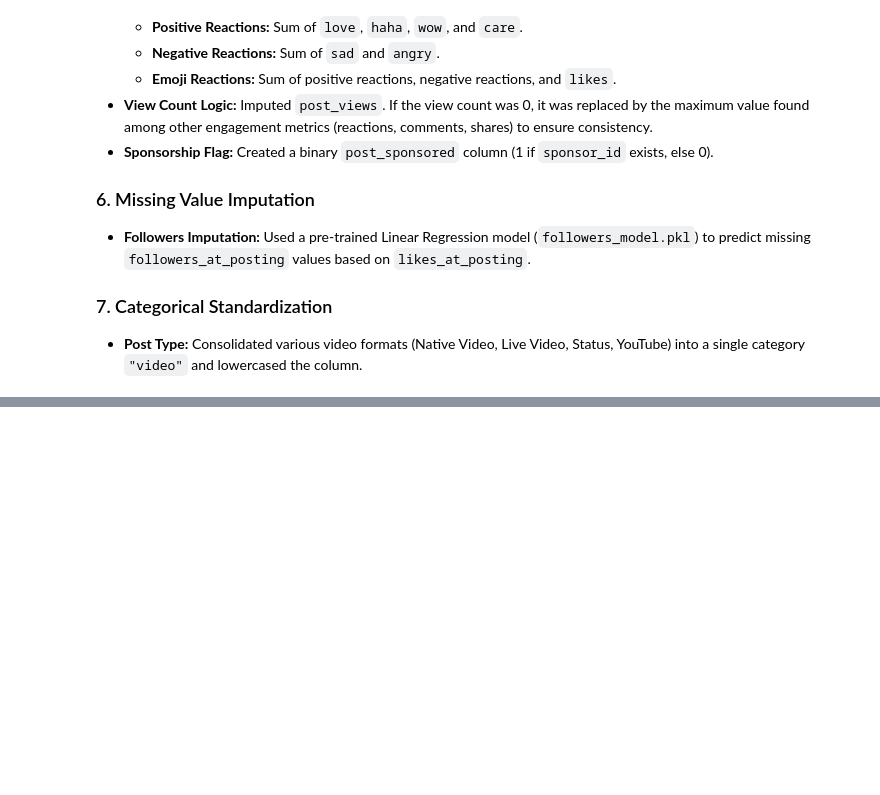
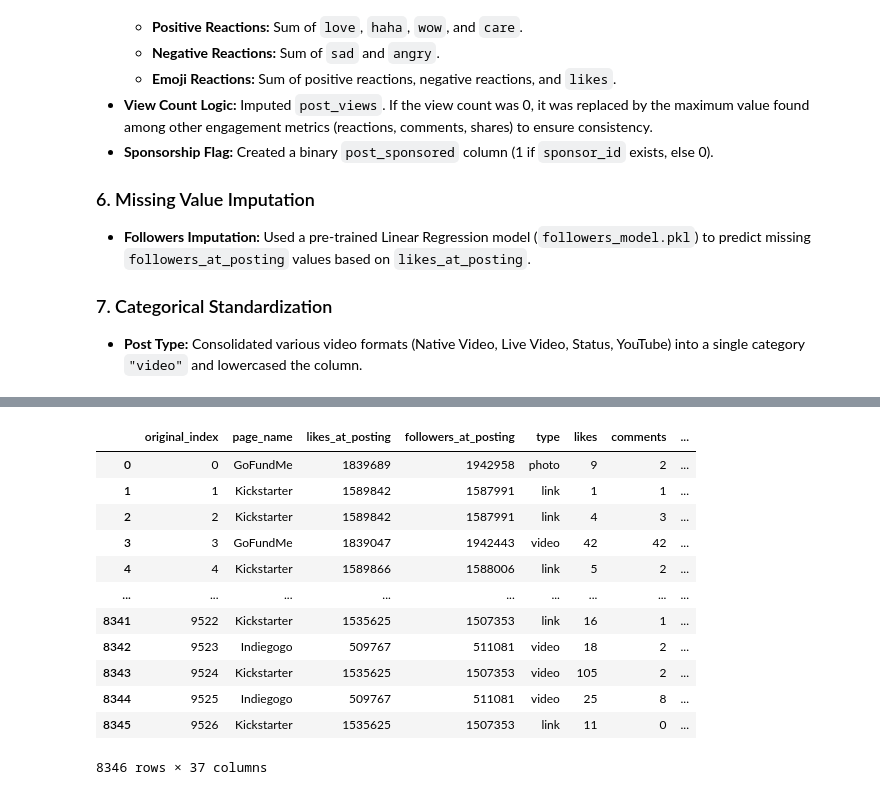
Before and after one commit to Akhil-Theerthala/Crowdfunding-Social-Media-Drivers, a Jupyter notebook: Data/initial_data_processing.ipynb, the cells around one changed output, grey strips where cells are left out. Drawn from its saved outputs; the diff is of its cells as text; code cells hidden in the pictures; blank space fills up the shorter version.

```diff
--- a/Data/initial_data_processing.ipynb
+++ b/Data/initial_data_processing.ipynb
@@ -698,0 +747,16 @@ Based on the code in initial_data_processing.ipynb, here is the detailed list of
+# %%
+df
+# %% [output]
+|  | original_index | page_name | likes_at_posting | followers_at_posting | type | likes | comments | ... |
+| 0 | 0 | GoFundMe | 1839689 | 1942958 | photo | 9 | 2 | ... |
+| 1 | 1 | Kickstarter | 1589842 | 1587991 | link | 1 | 1 | ... |
+| 2 | 2 | Kickstarter | 1589842 | 1587991 | link | 4 | 3 | ... |
+| 3 | 3 | GoFundMe | 1839047 | 1942443 | video | 42 | 42 | ... |
+| 4 | 4 | Kickstarter | 1589866 | 1588006 | link | 5 | 2 | ... |
+| ... | ... | ... | ... | ... | ... | ... | ... | ... |
+| 8341 | 9522 | Kickstarter | 1535625 | 1507353 | link | 16 | 1 | ... |
+| 8342 | 9523 | Indiegogo | 509767 | 511081 | video | 18 | 2 | ... |
+| 8343 | 9524 | Kickstarter | 1535625 | 1507353 | video | 105 | 2 | ... |
+| 8344 | 9525 | Indiegogo | 509767 | 511081 | video | 25 | 8 | ... |
+| 8345 | 9526 | Kickstarter | 1535625 | 1507353 | link | 11 | 0 | ... |
+8346 rows × 37 columns
```
Also changed, not shown: parts of 9 cells of this notebook, 8 other files.
